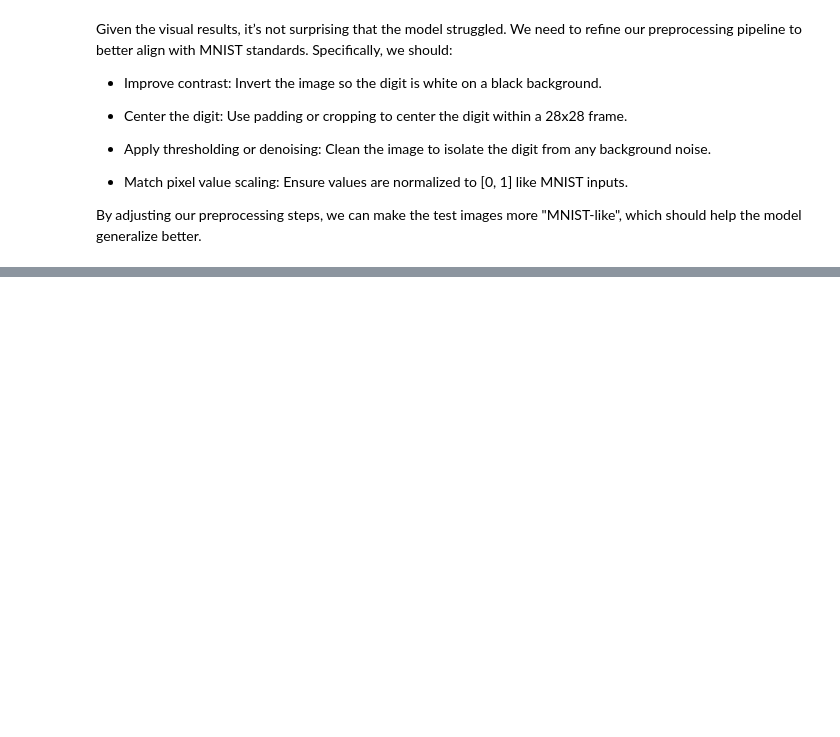
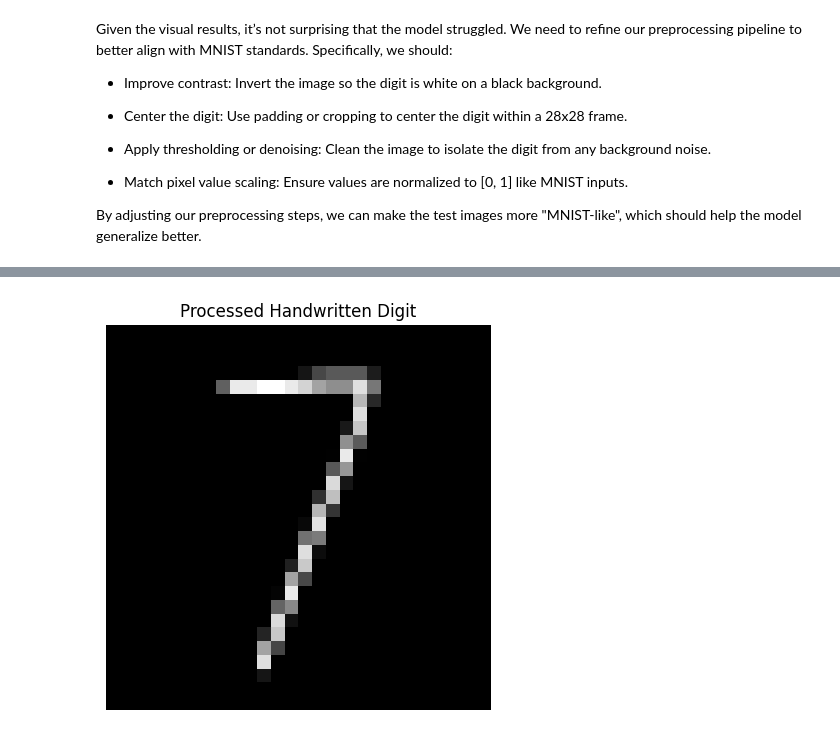
Before and after one commit to joseph-ishola/MNIST, a Jupyter notebook: script.ipynb, the cells around one changed output, grey strips where cells are left out. Saved outputs shown, nothing was run; the diff lists cells and outputs as text; code cells hidden in the pictures; blank space fills up the shorter version.

```diff
--- a/script.ipynb
+++ b/script.ipynb
@@ -890,0 +950,5 @@ Overall, our DNN implementation provides a strong baseline model for MNIST class
+# %%
+# Preprocess and plot the image
+digit7 = preprocess_handwritten_digit('handwritten_digit_seven.jpg')
+# %% [output]
+[figure, added]
```
Also changed, not shown: parts of 8 cells of this notebook.
